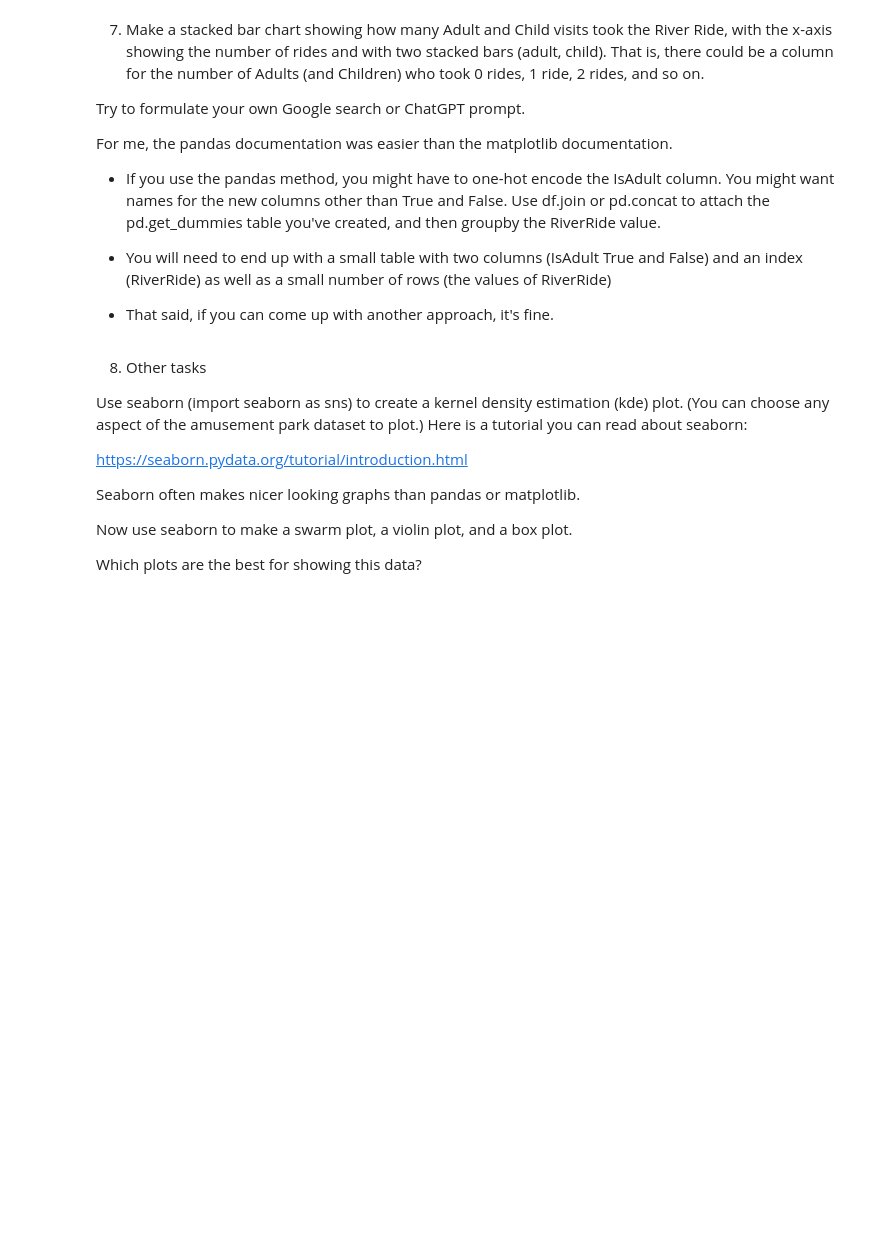
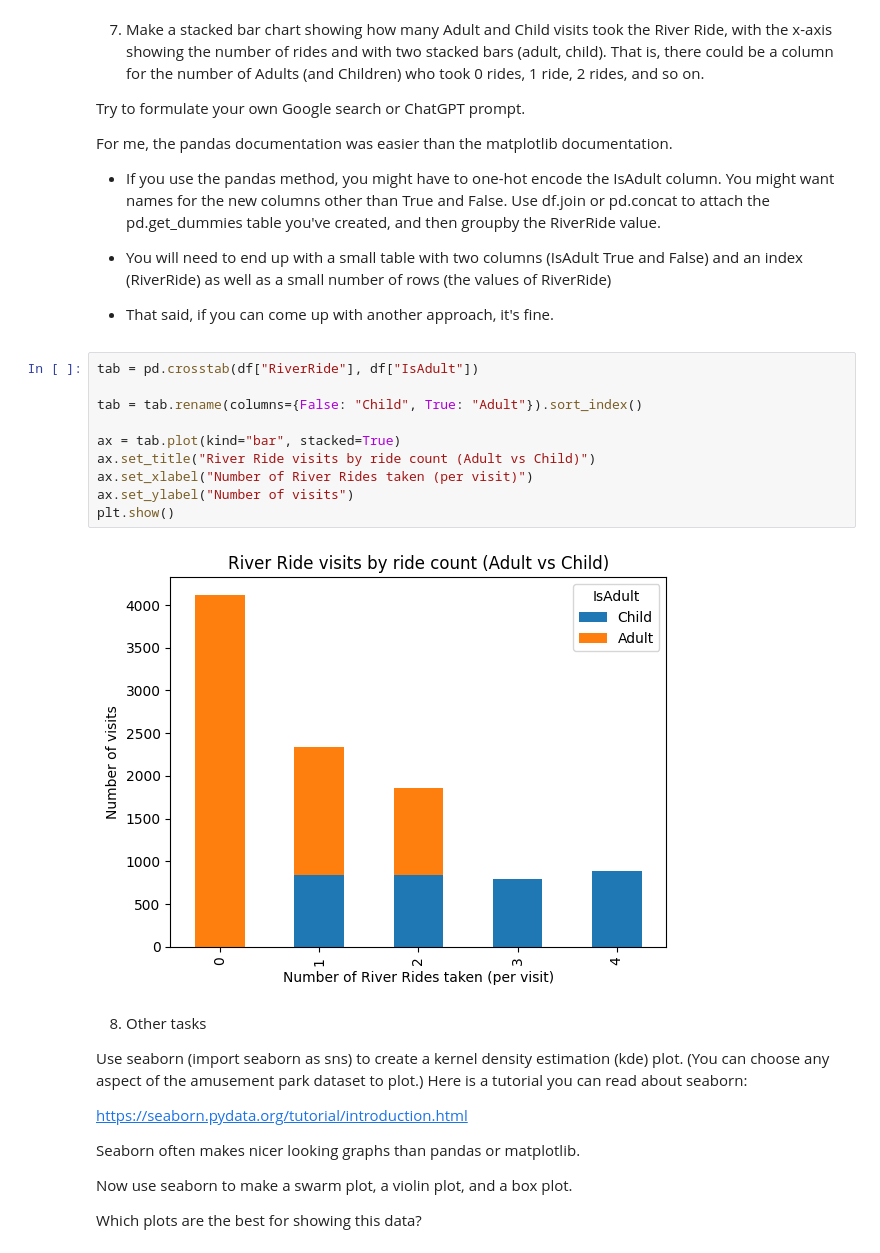
Before and after one commit to aarondan-create/Module-B-semester-2, a Jupyter notebook: OMDS-ModB2-Week3-Daniels-Aaron.ipynb, the cells around one changed output. Drawn from its saved outputs; the diff is of its cells as text; blank space fills up the shorter version.

```diff
--- a/OMDS-ModB2-Week3-Daniels-Aaron.ipynb
+++ b/OMDS-ModB2-Week3-Daniels-Aaron.ipynb
@@ -245,6 +385,18 @@ For me, the pandas documentation was easier than the matplotlib documentation.
 * You will need to end up with a small table with two columns (IsAdult True and False) and an index (RiverRide) as well as a small number of rows (the values of RiverRide)
 
 * That said, if you can come up with another approach, it's fine.
+# %%
+tab = pd.crosstab(df["RiverRide"], df["IsAdult"])
+
+tab = tab.rename(columns={False: "Child", True: "Adult"}).sort_index()
+
+ax = tab.plot(kind="bar", stacked=True)
+ax.set_title("River Ride visits by ride count (Adult vs Child)")
+ax.set_xlabel("Number of River Rides taken (per visit)")
+ax.set_ylabel("Number of visits")
+plt.show()
+# %% [output]
+[figure, added]
 # %% [markdown]
 8. Other tasks
 
```
Also changed, not shown: parts of 14 cells of this notebook.
